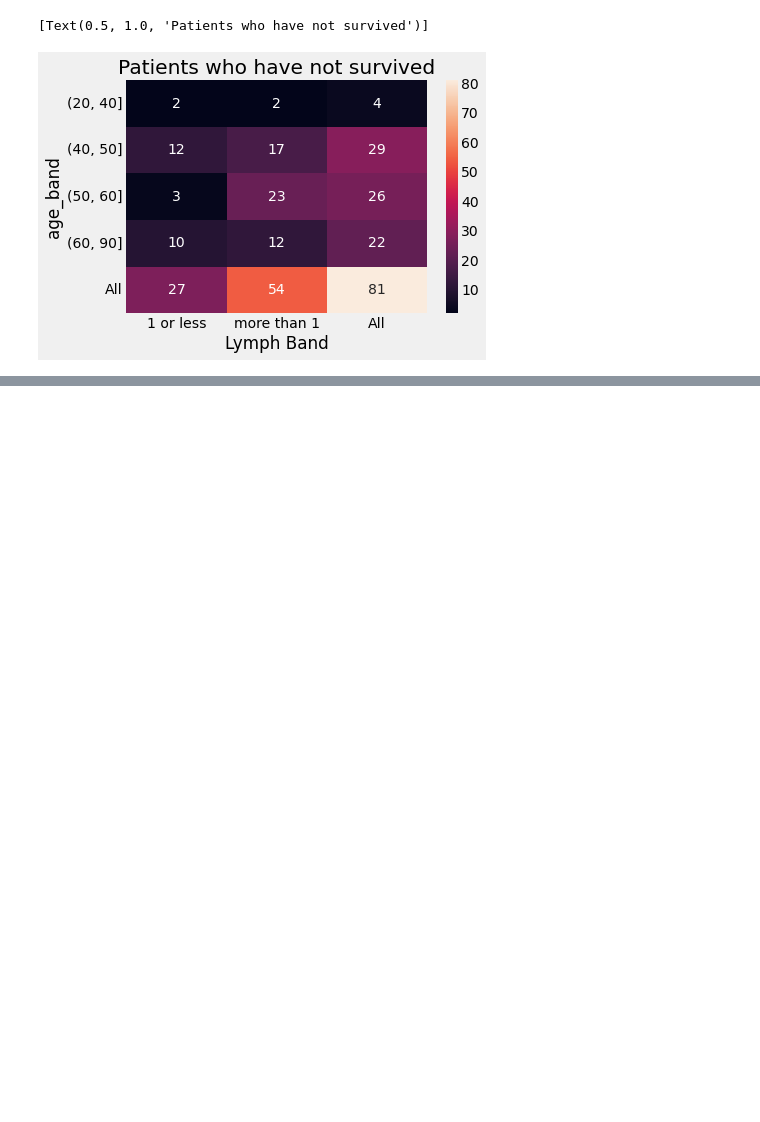
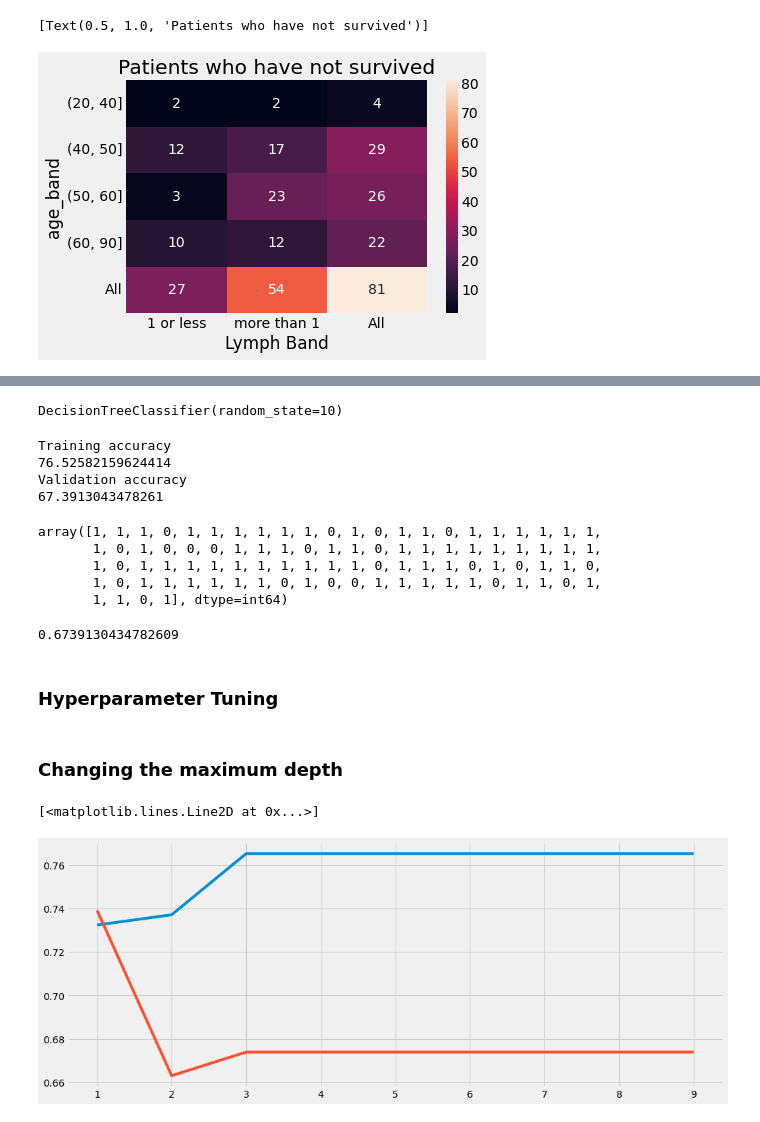
Before and after one commit to ash-captain26/Habermann-Survival, a Jupyter notebook: Habermann_survival.ipynb, the cells around one changed output, grey strips where cells are left out. Cells and saved outputs as stored; diff of their text form; code cells hidden in the pictures; blank space fills up the shorter version.

```diff
--- a/Habermann_survival.ipynb
+++ b/Habermann_survival.ipynb
@@ -241,0 +347,3 @@ Here we see in this bivariate analysis regarding age band v/s lymph nodes that w
+# %%
+X_n=X.drop(['Lymph Band','age_band'], axis=1)
+X_n.head()
@@ -241,0 +357,2 @@ Here we see in this bivariate analysis regarding age band v/s lymph nodes that w
+# %%
+model=tree.DecisionTreeClassifier(random_state=10)
@@ -241,0 +361,2 @@ Here we see in this bivariate analysis regarding age band v/s lymph nodes that w
+# %%
+X_n_train, X_n_valid, y_train, y_valid = train_test_split(X_n, y, test_size=0.3, random_state=324,stratify =y)
@@ -241,0 +375,47 @@ Here we see in this bivariate analysis regarding age band v/s lymph nodes that w
+# %%
+model.fit(X_n_train,y_train)
+# %% [output]
+DecisionTreeClassifier(random_state=10)
+# %%
+print("Training accuracy")
+print(model.score(X_n_train,y_train)*100)
+print("Validation accuracy")
+print(model.score(X_n_valid,y_valid)*100)
+# %% [output]
+Training accuracy
+76.52582159624414
+Validation accuracy
+67.3913043478261
+# %%
+model.predict(X_n_valid)
+# %% [output]
+array([1, 1, 1, 0, 1, 1, 1, 1, 1, 1, 0, 1, 0, 1, 1, 0, 1, 1, 1, 1, 1, 1,
+       1, 0, 1, 0, 0, 0, 1, 1, 1, 0, 1, 1, 0, 1, 1, 1, 1, 1, 1, 1, 1, 1,
+       1, 0, 1, 1, 1, 1, 1, 1, 1, 1, 1, 1, 0, 1, 1, 1, 0, 1, 0, 1, 1, 0,
+       1, 0, 1, 1, 1, 1, 1, 1, 0, 1, 0, 0, 1, 1, 1, 1, 1, 0, 1, 1, 0, 1,
+       1, 1, 0, 1], dtype=int64)
+# %%
+from sklearn.metrics import accuracy_score
+accuracy_score(y_valid,new_y)
+# %% [output]
+0.6739130434782609
+# %% [markdown]
+### Hyperparameter Tuning
+# %% [markdown]
+### Changing the maximum depth
+# %%
+# maximum depth
+train_accuracy=[]
+validation_accuracy=[]
+for depth in range(1,10):
+    model=DecisionTreeClassifier(max_depth=depth, random_state=10)
+    model.fit(X_n_train,y_train)
+    train_accuracy.append(model.score(X_n_train,y_train))
+    validation_accuracy.append(model.score(X_n_valid,y_valid))
+frame=pd.DataFrame({"Max_depth": range(1,10),"Train_score":train_accuracy,"Valid_score":validation_accuracy})
+plt.figure(figsize=(15,6))
+plt.plot(frame['Max_depth'],frame['Train_score'] )
+plt.plot(frame['Max_depth'],frame['Valid_score'] )
+# %% [output]
+[<matplotlib.lines.Line2D at 0x...>]
+[figure, added]
```
Also changed, not shown: parts of 57 cells of this notebook.
